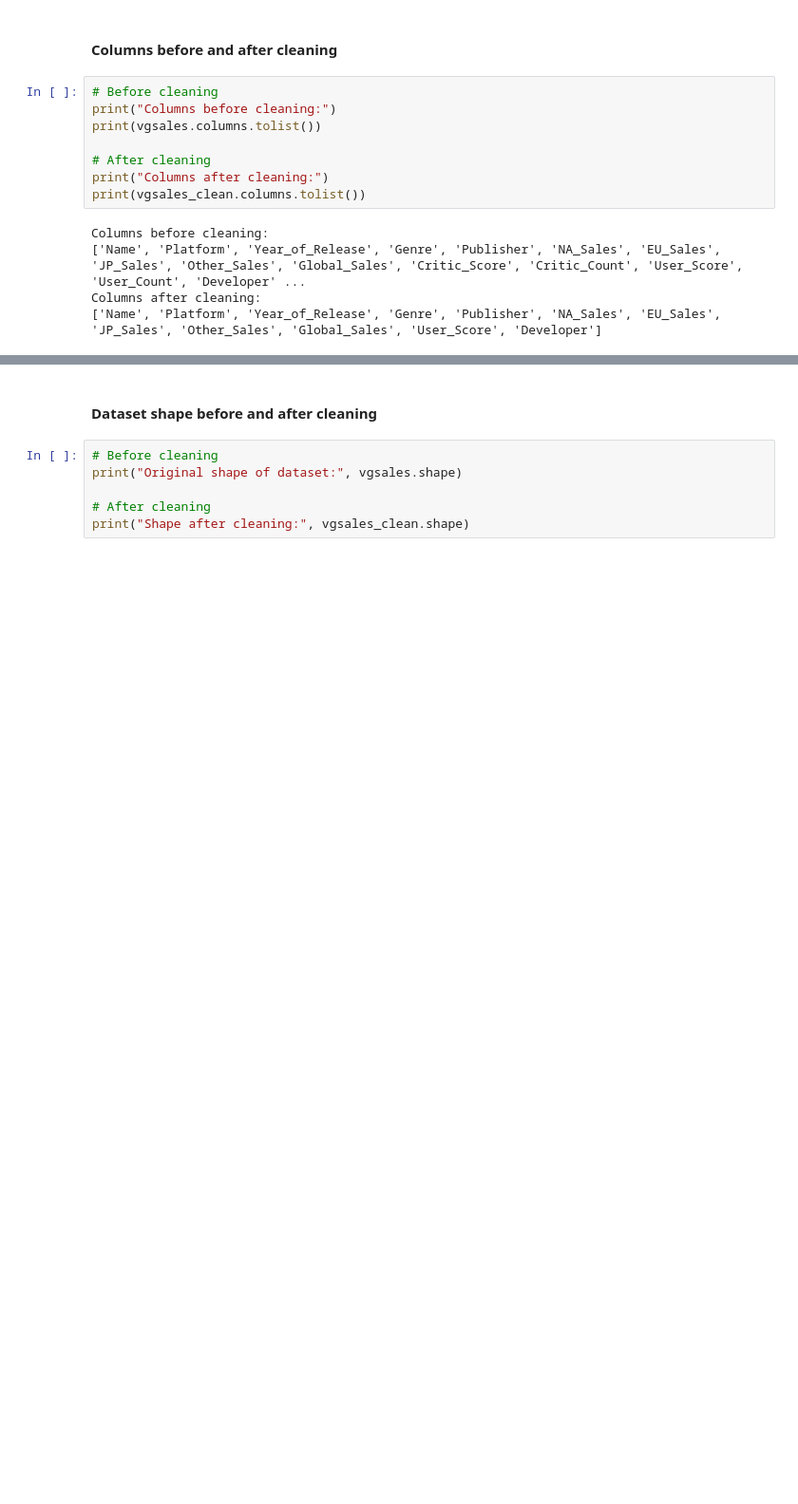
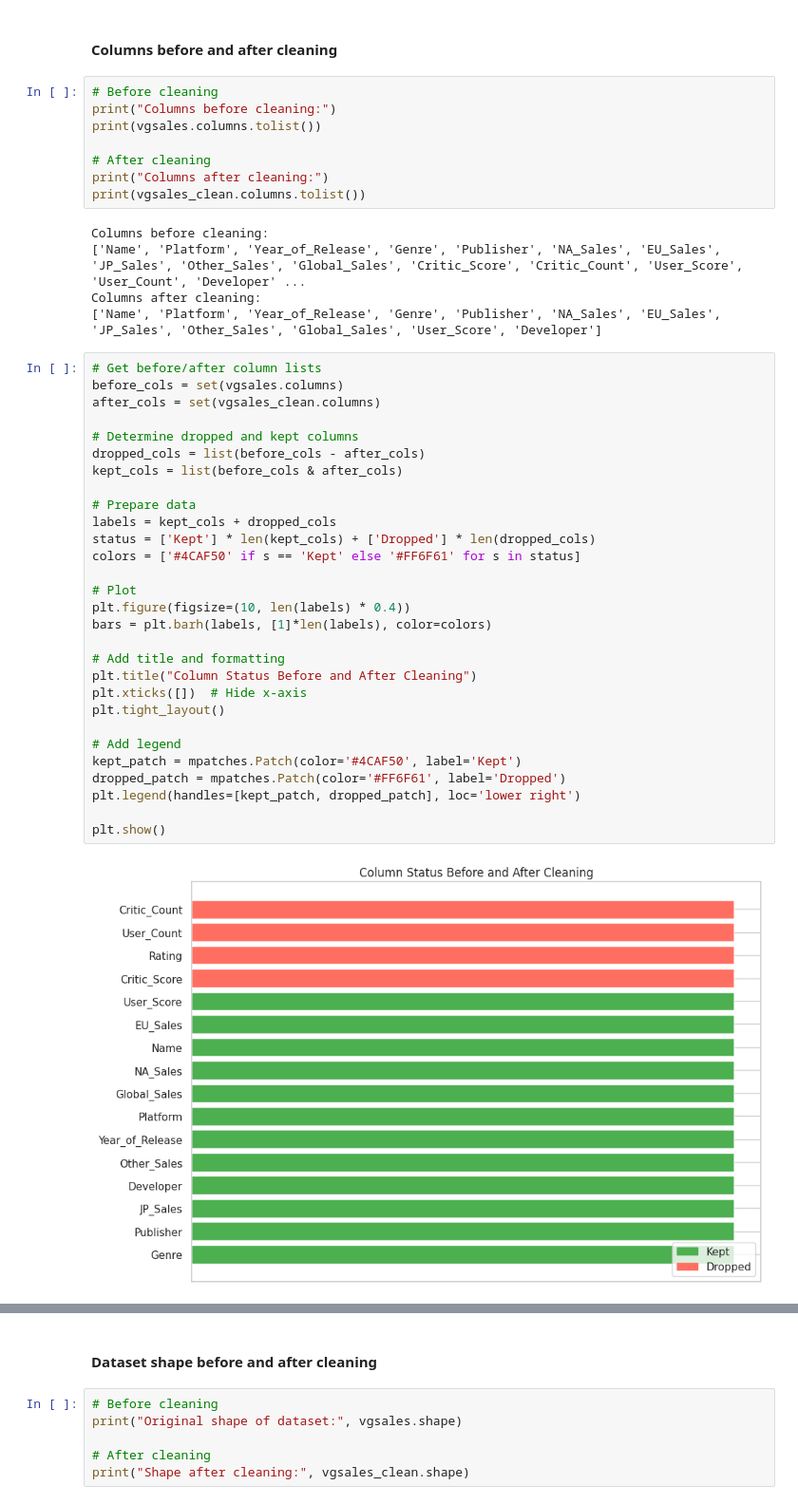
Before and after one commit to eleanorbucke21/ca1_DATA_VISUALISATION, a Jupyter notebook: DataVisualisationCA.ipynb, the cells around one changed output, grey strips where cells are left out. Shown at 95% size. Saved outputs shown, nothing was run; the diff lists cells and outputs as text; blank space fills up the shorter version.

```diff
--- a/DataVisualisationCA.ipynb
+++ b/DataVisualisationCA.ipynb
@@ -581,3 +582,34 @@ Columns before cleaning:
 ['Name', 'Platform', 'Year_of_Release', 'Genre', 'Publisher', 'NA_Sales', 'EU_Sales', 'JP_Sales', 'Other_Sales', 'Global_Sales', 'Critic_Score', 'Critic_Count', 'User_Score', 'User_Count', 'Developer' ...
 Columns after cleaning:
 ['Name', 'Platform', 'Year_of_Release', 'Genre', 'Publisher', 'NA_Sales', 'EU_Sales', 'JP_Sales', 'Other_Sales', 'Global_Sales', 'User_Score', 'Developer']
+# %%
+# Get before/after column lists
+before_cols = set(vgsales.columns)
+after_cols = set(vgsales_clean.columns)
+
+# Determine dropped and kept columns
+dropped_cols = list(before_cols - after_cols)
+kept_cols = list(before_cols & after_cols)
+
+# Prepare data
+labels = kept_cols + dropped_cols
+status = ['Kept'] * len(kept_cols) + ['Dropped'] * len(dropped_cols)
+colors = ['#4CAF50' if s == 'Kept' else '#FF6F61' for s in status]
+
+# Plot
+plt.figure(figsize=(10, len(labels) * 0.4))
+bars = plt.barh(labels, [1]*len(labels), color=colors)
+
+# Add title and formatting
+plt.title("Column Status Before and After Cleaning")
+plt.xticks([])  # Hide x-axis
+plt.tight_layout()
+
+# Add legend
+kept_patch = mpatches.Patch(color='#4CAF50', label='Kept')
+dropped_patch = mpatches.Patch(color='#FF6F61', label='Dropped')
+plt.legend(handles=[kept_patch, dropped_patch], loc='lower right')
+
+plt.show()
+# %% [output]
+[figure, added]
```
Also changed, not shown: parts of 14 cells of this notebook.
